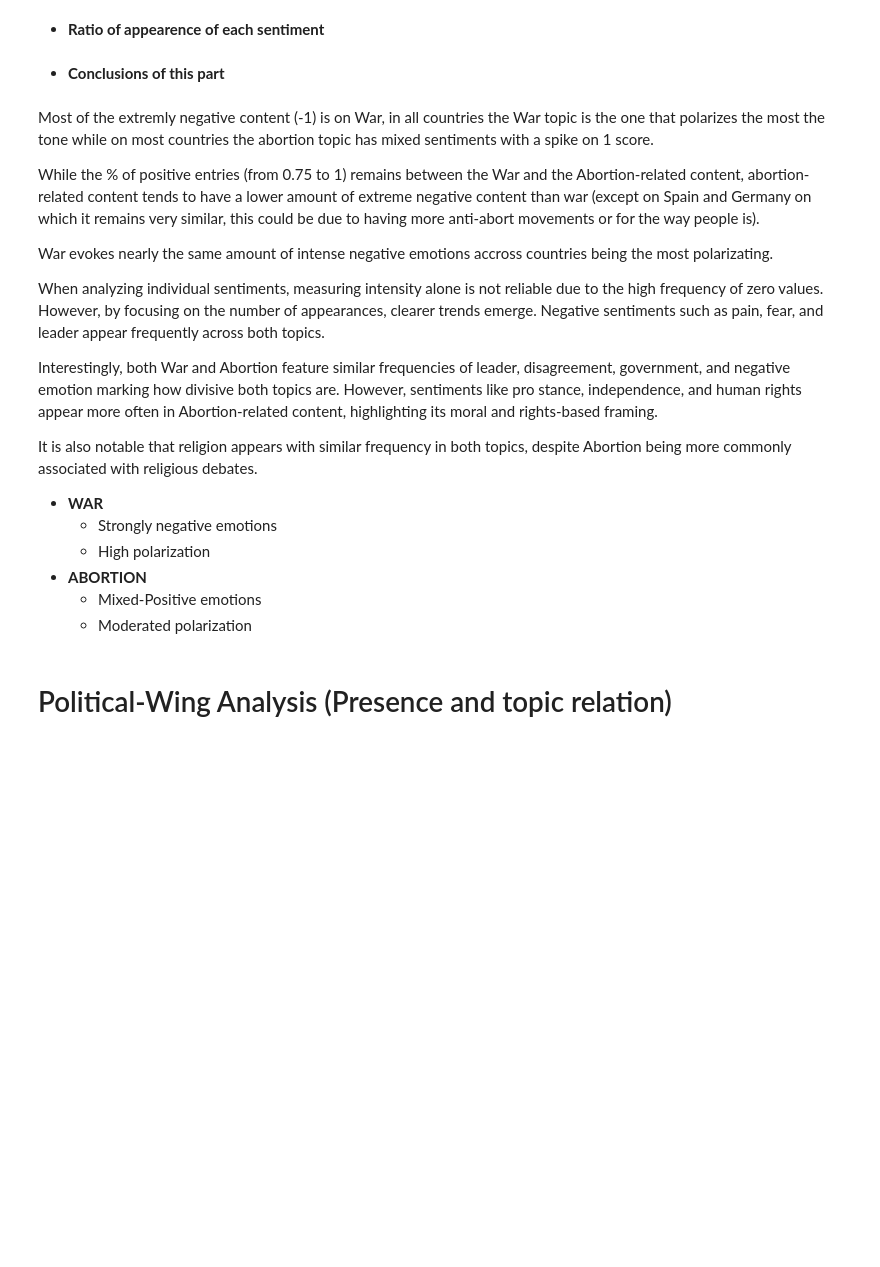
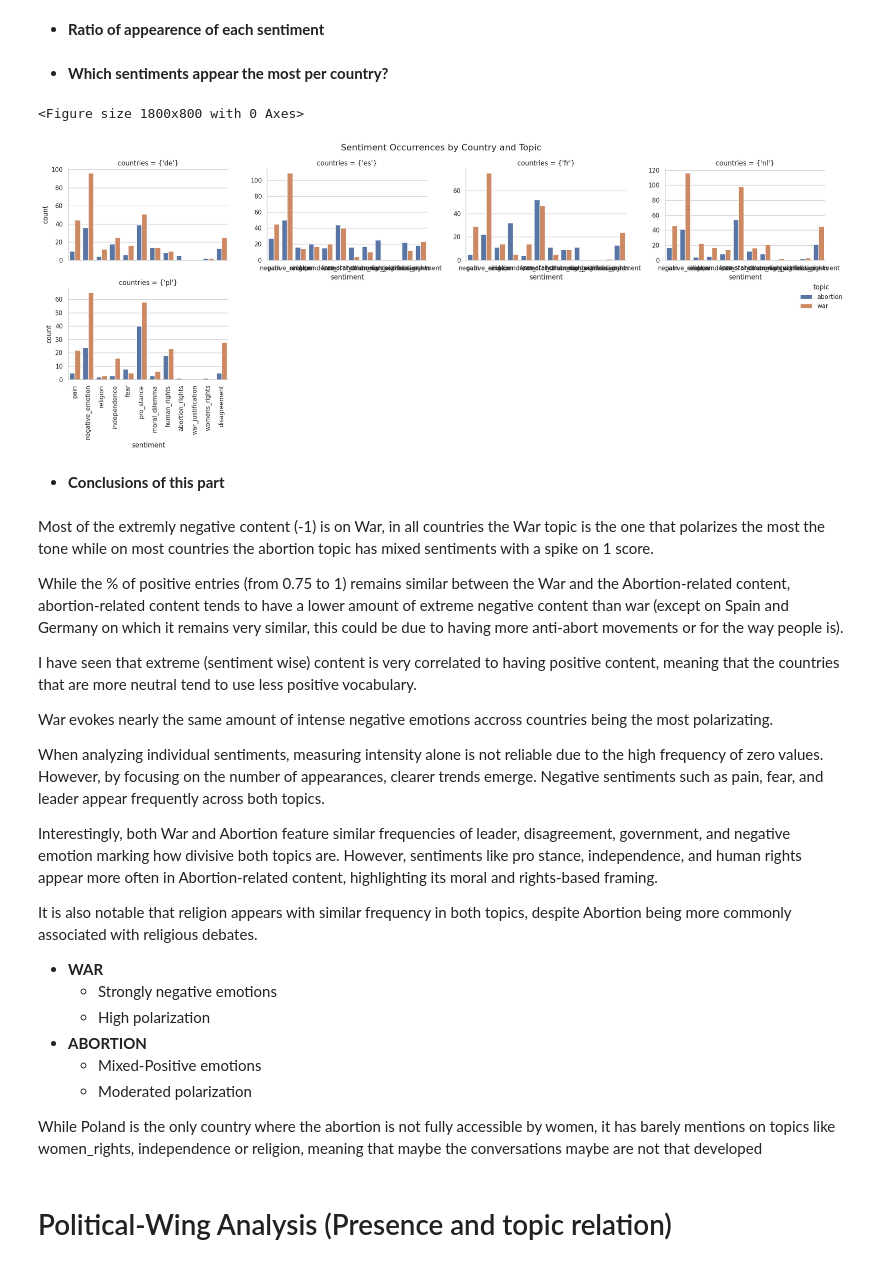
Before and after one commit to AdriaLeon/TFG, a Jupyter notebook: code/data_analysis/country_diff_analysis.ipynb, the cells around one changed output. Saved outputs shown, nothing was run; the diff lists cells and outputs as text; code cells hidden in the pictures; blank space fills up the shorter version.

```diff
--- a/code/data_analysis/country_diff_analysis.ipynb
+++ b/code/data_analysis/country_diff_analysis.ipynb
@@ -368,12 +493,60 @@ plt.xticks(rotation=45, ha='right')
 plt.legend(title='Topic')
 plt.tight_layout()
 plt.show()
+# %% [markdown]
+- **Which sentiments appear the most per country?**
+# %%
+# Define sentiment columns
+sentiment = [
+    'pain', 'negative_emotion', 'religion',
+    'independence', 'fear','pro_stance', 'moral_dilemma', 'human_rights',
+    'abortion_rights', 'war_justification', 'womens_rights', 'disagreement'
+]
+
+# Count sentiment activations per (country, topic)
+grouped_counts = (
+    df.groupby(['countries', 'topic'])[sentiment]
+    .apply(lambda g: (g > 0).sum())
+    .reset_index()
+)
+
+# Reshape to long format for plotting
+melted = grouped_counts.melt(id_vars=['countries', 'topic'], var_name='sentiment', value_name='count')
+
+# Optional: filter to specific topics or countries if it's too dense
+# melted = melted[melted['topic'].str.contains('abortion|war', case=False)]
+
+# Plot: number of sentiment activations by country and topic
+plt.figure(figsize=(18, 8))
+sns.catplot(
+    data=melted,
+    x='sentiment',
+    y='count',
+    hue='topic',
+    col='countries',
+    kind='bar',
+    col_wrap=4,
+    height=4,
+    aspect=1.2,
+    sharey=False
+)
+
+plt.subplots_adjust(top=0.9)
+plt.suptitle("Sentiment Occurrences by Country and Topic", fontsize=16)
+plt.xticks(rotation=90)
+plt.tight_layout()
+plt.show()
+# %% [output]
+<Figure size 1800x800 with 0 Axes>
+[figure, added]
 # %% [markdown]
 - **Conclusions of this part**
 # %% [markdown]
 Most of the extremly negative content (-1) is on War, in all countries the War topic is the one that polarizes the most the tone while on most countries the abortion topic has mixed sentiments with a spike on 1 score.
 
-While the % of positive entries (from 0.75 to 1) remains between the War and the Abortion-related content, abortion-related content tends to have a lower amount of extreme negative content than war (except on Spain and Germany on which it remains very similar, this could be due to having more anti-abort movements or for the way people is).
+While the % of positive entries (from 0.75 to 1) remains similar between the War and the Abortion-related content, abortion-related content tends to have a lower amount of extreme negative content than war (except on Spain and Germany on which it remains very similar, this could be due to having more anti-abort movements or for the way people is).
+
+I have seen that extreme (sentiment wise) content is very correlated to having positive content, meaning that the countries that are more neutral tend to use less positive vocabulary.
 
 War evokes nearly the same amount of intense negative emotions accross countries being the most polarizating.
 
@@ -389,6 +562,8 @@ It is also notable that religion appears with similar frequency in both topics,
 - **ABORTION**
     - Mixed-Positive emotions
     - Moderated polarization
+
+While Poland is the only country where the abortion is not fully accessible by women, it has barely mentions on topics like women_rights, independence or religion, meaning that maybe the conversations maybe are not that developed
 # %% [markdown]
 # Political-Wing Analysis (Presence and topic relation)
 # %% [markdown]
```
Also changed, not shown: parts of 19 cells of this notebook, 1 other file.
